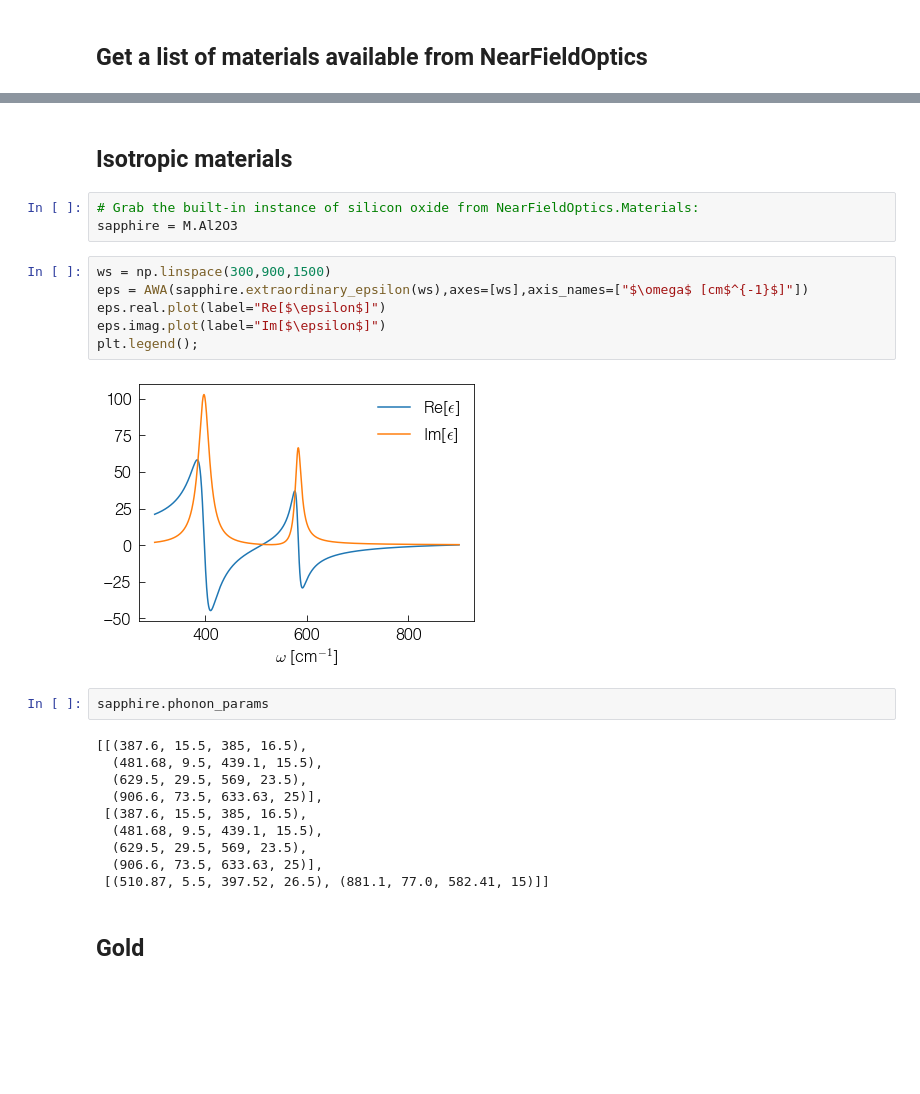
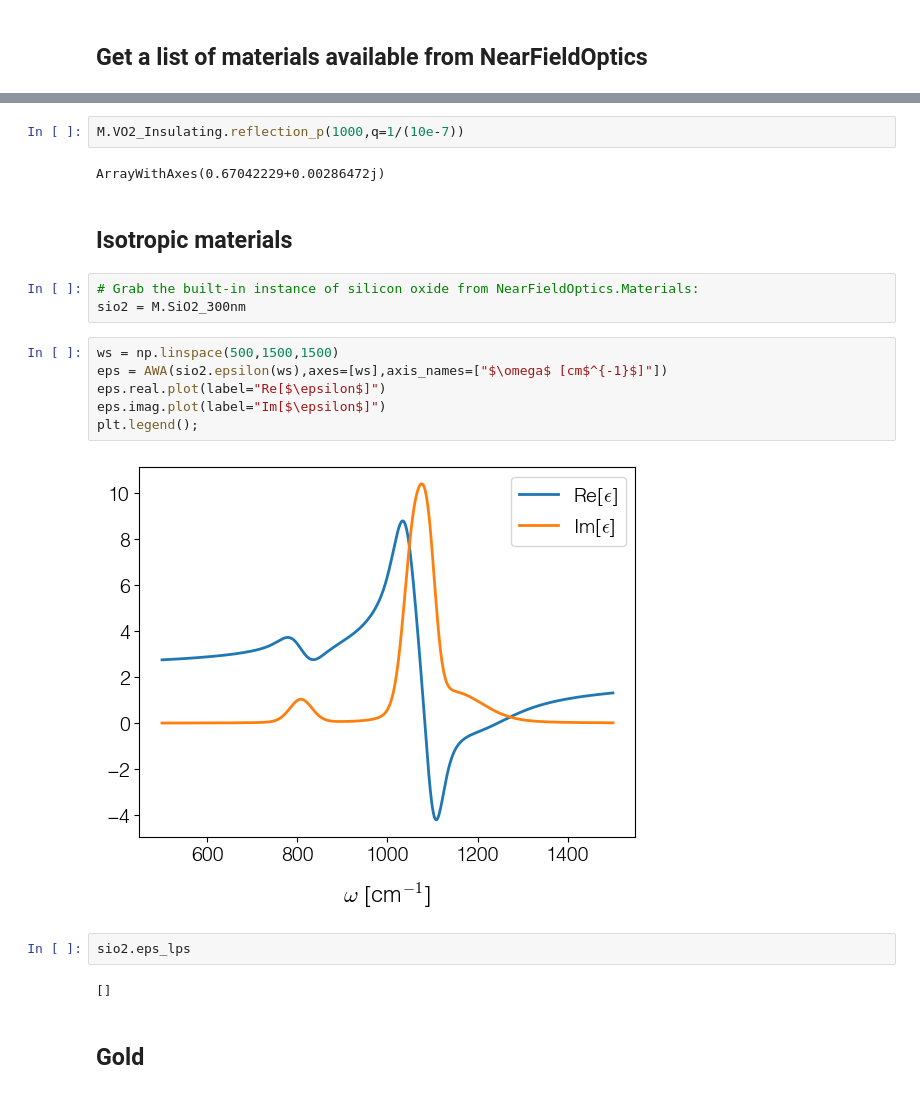
Before and after one commit to asmcleod/NearFieldOptics, a Jupyter notebook: Examples/LRM Instruction Manual.ipynb, the cells around one changed output, grey strips where cells are left out. Saved outputs shown, nothing was run; the diff lists cells and outputs as text; blank space fills up the shorter version.

```diff
--- a/Examples/LRM Instruction Manual.ipynb
+++ b/Examples/LRM Instruction Manual.ipynb
@@ -144,31 +144,27 @@ Materials readily available from NearFieldOptics:
         M.VO2_Metallic
         M.V2O3_Insulating
         M.V2O3_Metallic
+# %%
+M.VO2_Insulating.reflection_p(1000,q=1/(10e-7))
+# %% [output]
+ArrayWithAxes(0.67042229+0.00286472j)
 # %% [markdown]
 ## Isotropic materials
 # %%
 # Grab the built-in instance of silicon oxide from NearFieldOptics.Materials:
-sapphire = M.Al2O3
+sio2 = M.SiO2_300nm
 # %%
-ws = np.linspace(300,900,1500)
-eps = AWA(sapphire.extraordinary_epsilon(ws),axes=[ws],axis_names=["$\omega$ [cm$^{-1}$]"])
+ws = np.linspace(500,1500,1500)
+eps = AWA(sio2.epsilon(ws),axes=[ws],axis_names=["$\omega$ [cm$^{-1}$]"])
 eps.real.plot(label="Re[$\epsilon$]")
 eps.imag.plot(label="Im[$\epsilon$]")
 plt.legend();
 # %% [output]
-[figure, old version]
+[figure, new version]
-# %%
-sapphire.phonon_params
-# %% [output]
-[[(387.6, 15.5, 385, 16.5),
-  (481.68, 9.5, 439.1, 15.5),
-  (629.5, 29.5, 569, 23.5),
-  (906.6, 73.5, 633.63, 25)],
- [(387.6, 15.5, 385, 16.5),
-  (481.68, 9.5, 439.1, 15.5),
-  (629.5, 29.5, 569, 23.5),
-  (906.6, 73.5, 633.63, 25)],
- [(510.87, 5.5, 397.52, 26.5), (881.1, 77.0, 582.41, 15)]]
+# %%
+sio2.eps_lps
+# %% [output]
+[]
 # %% [markdown]
 ## Gold
 # %%
```
Also changed, not shown: parts of 41 cells of this notebook, 2 other files.
